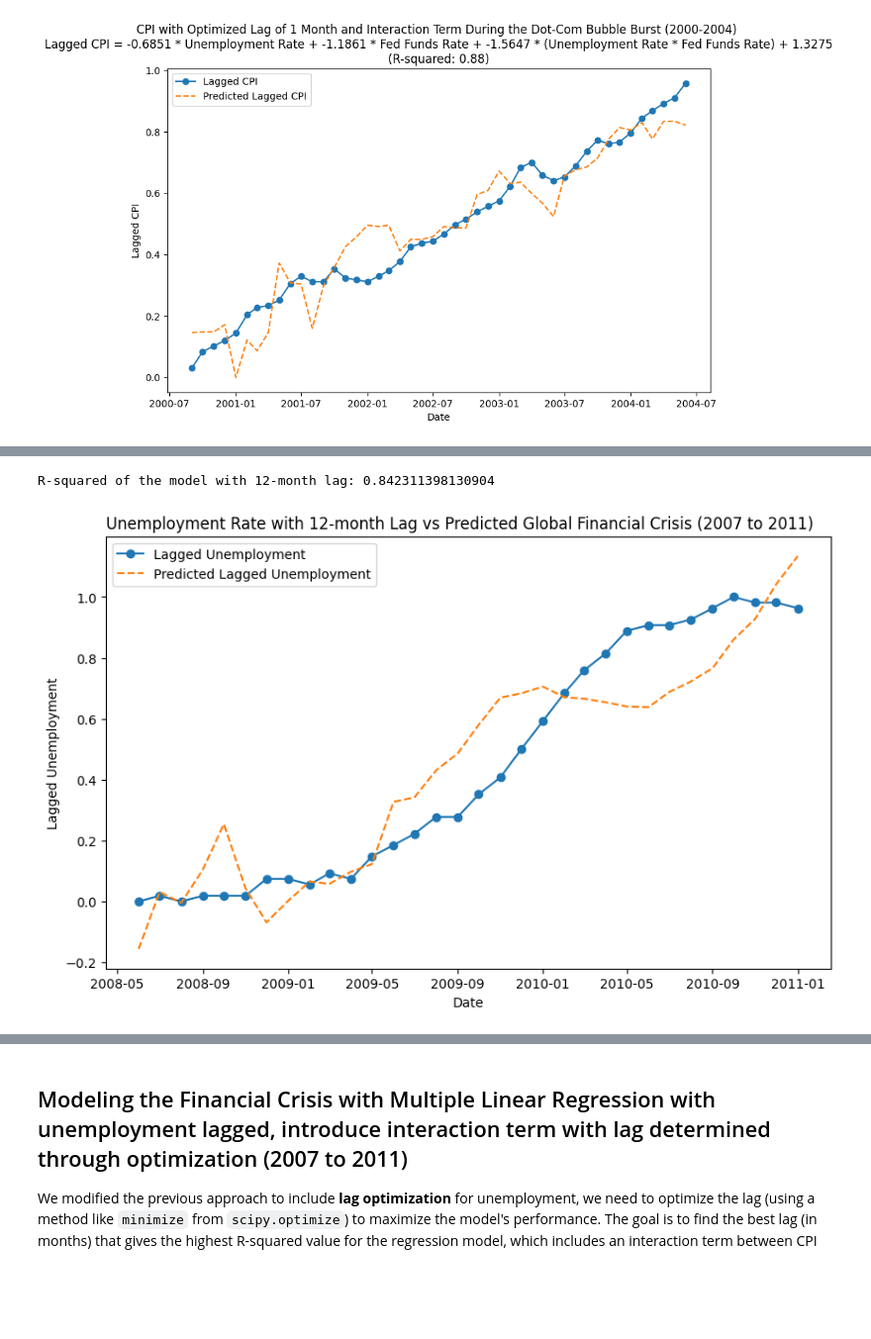
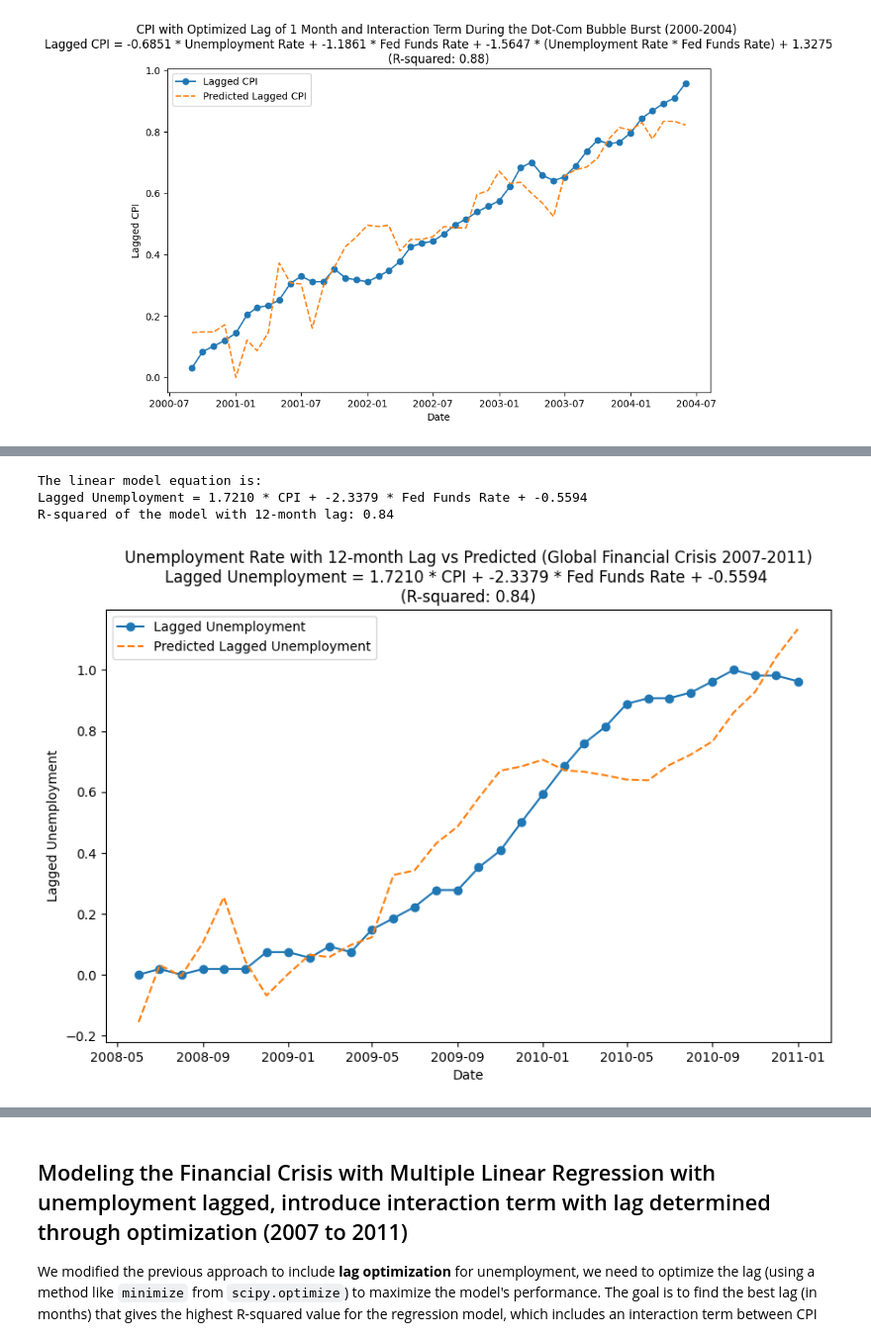
Before and after one commit to hawa1983/DATA-608, a Jupyter notebook: DATA_608_HW2_Analytical_Approach.ipynb, the cells around one changed output, grey strips where cells are left out. Shown at 99% size. Drawn from its saved outputs; the diff is of its cells as text; code cells hidden in the pictures; blank space fills up the shorter version.

```diff
--- a/DATA_608_HW2_Analytical_Approach.ipynb
+++ b/DATA_608_HW2_Analytical_Approach.ipynb
@@ -1041,35 +1050,4 @@ Here's the analysis using this time frame:
 # %%
-import pandas as pd
-import numpy as np
-from sklearn.linear_model import LinearRegression
-from sklearn.metrics import r2_score
-from sklearn.preprocessing import MinMaxScaler
-import matplotlib.pyplot as plt
-import requests
-
-# Function to retrieve data from the FRED API
-def get_fred_data(series_id, api_key, start_date='1998-01-01', end_date='2011-01-01'):
-    url = f"https://api.stlouisfed.org/fred/series/observations"
-    params = {
-        'series_id': series_id,
-        'api_key': api_key,
-        'file_type': 'json',
-        'observation_start': start_date,
-        'observation_end': end_date
-    }
-    response = requests.get(url, params=params)
-    if response.status_code == 200:
-        data = response.json()['observations']
-        df = pd.DataFrame(data)
-        df['Date'] = pd.to_datetime(df['date'])
-        df['value'] = pd.to_numeric(df['value'], errors='coerce')
-        return df[['Date', 'value']]
-    else:
-        raise Exception(f"Error fetching data from FRED API: {response.status_code}")
-
-# Set your FRED API key here
-api_key = '7913092cb97545d7c236897b524805da'  # Replace with your actual FRED API key
-
 # Retrieve data from FRED API (starting from 2007-06-01 to 2011-01-01)
 start_date = '2007-06-01'
 end_date = '2011-01-01'
@@ -1095,37 +1073,52 @@ merged_df[['CPI', 'Unemployment Rate', 'FEDFUNDS']] = scaler.fit_transform(
     merged_df[['CPI', 'Unemployment Rate', 'FEDFUNDS']])
 
 # Function to apply a 12-month lag to unemployment data
 def create_lagged_unemployment(data, lag=12):
     data['Lagged_Unemployment'] = data['Unemployment Rate'].shift(lag)  # Apply 12-month lag
     data.dropna(inplace=True)  # Drop rows with NaN values due to lagging
     return data
 
 # Apply the 12-month lag to the unemployment data
 lagged_data = create_lagged_unemployment(merged_df)
 
 # Perform the multiple regression with the lagged unemployment data
 X = lagged_data[['CPI', 'FEDFUNDS']]
 y = lagged_data['Lagged_Unemployment']
 
 model = LinearRegression()
 model.fit(X, y)
 y_pred = model.predict(X)
 
+# Extract coefficients and intercept
+coefficients = model.coef_  # This gives you the array of coefficients (slopes)
+intercept = model.intercept_  # This gives you the intercept (constant)
+
+# Calculate R-squared value
+r_squared = r2_score(y, y_pred)
+
+# Construct the equation
+equation = f"Lagged Unemployment = {coefficients[0]:.4f} * CPI + {coefficients[1]:.4f} * Fed Funds Rate + {intercept:.4f}"
+
+# Print the equation
+print(f"The linear model equation is:\n{equation}")
+
 # Print the R-squared value of the model
-print(f'R-squared of the model with 12-month lag: {r2_score(y, y_pred)}')
+print(f'R-squared of the model with 12-month lag: {r_squared:.2f}')
 
 # Plot the results
 plt.figure(figsize=(10, 6))
 plt.plot(lagged_data['Date'], y, label='Lagged Unemployment', marker='o')
 plt.plot(lagged_data['Date'], y_pred, label='Predicted Lagged Unemployment', linestyle='--')
 plt.xlabel('Date')
 plt.ylabel('Lagged Unemployment')
-plt.title(f'Unemployment Rate with 12-month Lag vs Predicted Global Financial Crisis (2007 to 2011)', loc='left')
+plt.title(f'Unemployment Rate with 12-month Lag vs Predicted (Global Financial Crisis 2007-2011)\n{equation} \n(R-squared: {r_squared:.2f})')
 plt.legend()
 plt.show()
 # %% [output]
-R-squared of the model with 12-month lag: 0.842311398130904
+The linear model equation is:
+Lagged Unemployment = 1.7210 * CPI + -2.3379 * Fed Funds Rate + -0.5594
+R-squared of the model with 12-month lag: 0.84
-[figure, old version]
+[figure, new version]
 # %% [markdown]
 ## Modeling the Financial Crisis with Multiple Linear Regression with unemployment lagged by 12 months and introduction of interaction term (2007 to 2011)
 
```
Also changed, not shown: parts of 12 cells of this notebook.
